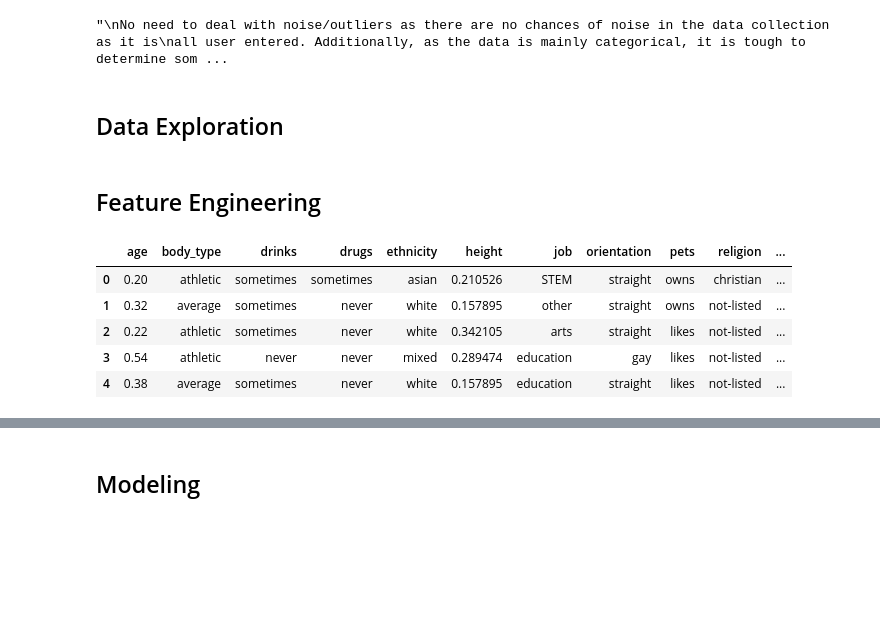
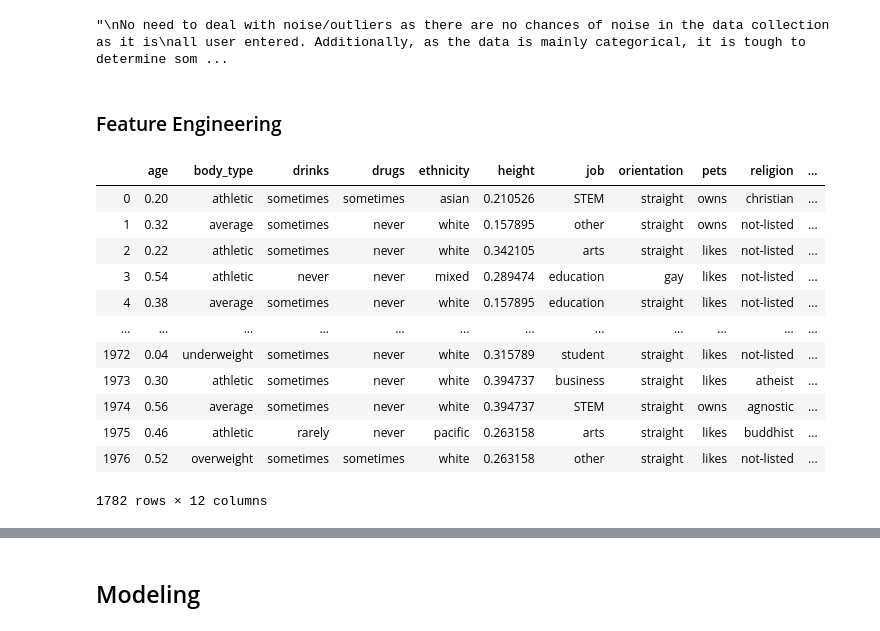
Before and after one commit to patelojas/OKCupid_Data_Mining, a Jupyter notebook: OKCupid.ipynb, the cells around one changed output, grey strips where cells are left out. Cells and saved outputs as stored; diff of their text form; code cells hidden in the pictures; blank space fills up the shorter version.

```diff
--- a/OKCupid.ipynb
+++ b/OKCupid.ipynb
@@ -581,28 +585,38 @@ as an outlier as it can't be plotted in an n-dimensional plot.
 '''
 # %% [output]
 "\nNo need to deal with noise/outliers as there are no chances of noise in the data collection as it is\nall user entered. Additionally, as the data is mainly categorical, it is tough to determine som ...
-# %% [markdown]
-## Data Exploration
 # %% [markdown]
-## Feature Engineering
+### Feature Engineering
 # %%
 # we can normalize the age and height
 
-# normalize age
-max_age = max(data['age'])
-min_age = min(data['age'])
-data['age'] = (data['age'] - min_age) / (max_age - min_age)
+def normalize(data):
+    copy = data.copy()
 
-# normalize height
-max_height = max(data['height'])
-min_height = min(data['height'])
-data['height'] = (data['height'] - min_height) / (max_height - min_height)
+    # normalize age
+    max_age = max(data['age'])
+    min_age = min(data['age'])
+    copy['age'] = (data['age'] - min_age) / (max_age - min_age)
 
-data.head()
+    # normalize height
+    max_height = max(data['height'])
+    min_height = min(data['height'])
+    copy['height'] = (data['height'] - min_height) / (max_height - min_height)
+
+    return copy
+
+normalize(data)
 # %% [output]
 |  | age | body_type | drinks | drugs | ethnicity | height | job | orientation | pets | religion | ... |
 | 0 | 0.20 | athletic | sometimes | sometimes | asian | 0.210526 | STEM | straight | owns | christian | ... |
 | 1 | 0.32 | average | sometimes | never | white | 0.157895 | other | straight | owns | not-listed | ... |
 | 2 | 0.22 | athletic | sometimes | never | white | 0.342105 | arts | straight | likes | not-listed | ... |
 | 3 | 0.54 | athletic | never | never | mixed | 0.289474 | education | gay | likes | not-listed | ... |
 | 4 | 0.38 | average | sometimes | never | white | 0.157895 | education | straight | likes | not-listed | ... |
+| ... | ... | ... | ... | ... | ... | ... | ... | ... | ... | ... | ... |
+| 1972 | 0.04 | underweight | sometimes | never | white | 0.315789 | student | straight | likes | not-listed | ... |
+| 1973 | 0.30 | athletic | sometimes | never | white | 0.394737 | business | straight | likes | atheist | ... |
+| 1974 | 0.56 | average | sometimes | never | white | 0.394737 | STEM | straight | owns | agnostic | ... |
+| 1975 | 0.46 | athletic | rarely | never | pacific | 0.263158 | arts | straight | likes | buddhist | ... |
+| 1976 | 0.52 | overweight | sometimes | sometimes | white | 0.263158 | other | straight | likes | not-listed | ... |
+1782 rows × 12 columns
```
Also changed, not shown: parts of 16 cells of this notebook.
